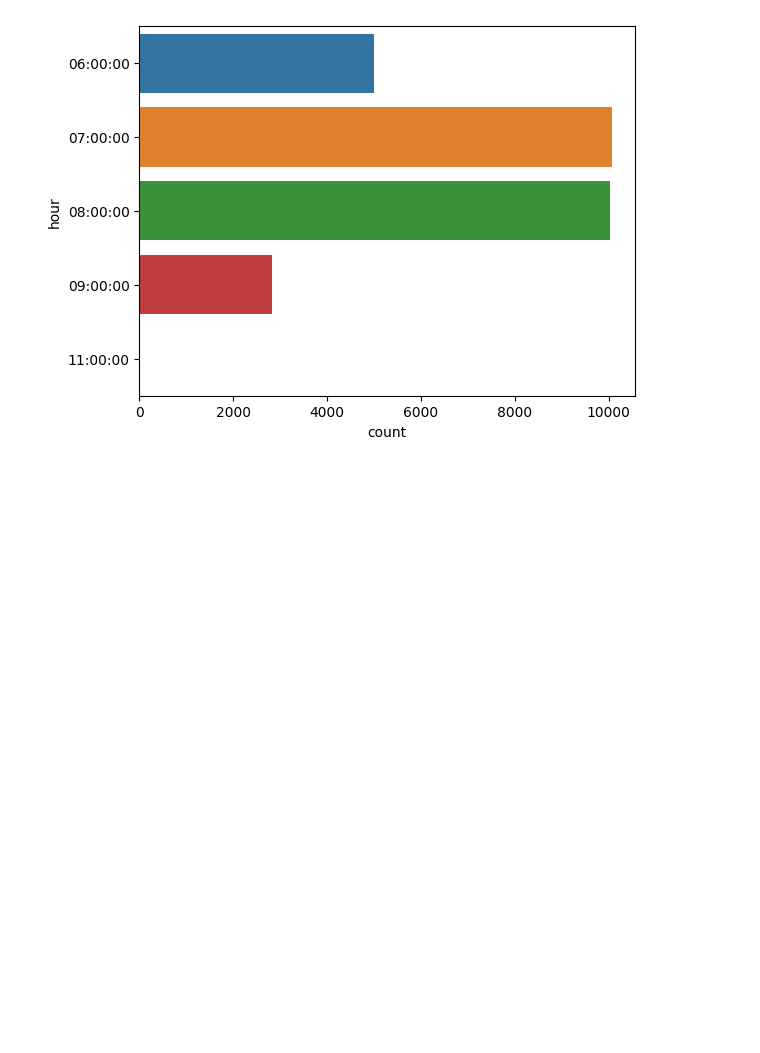
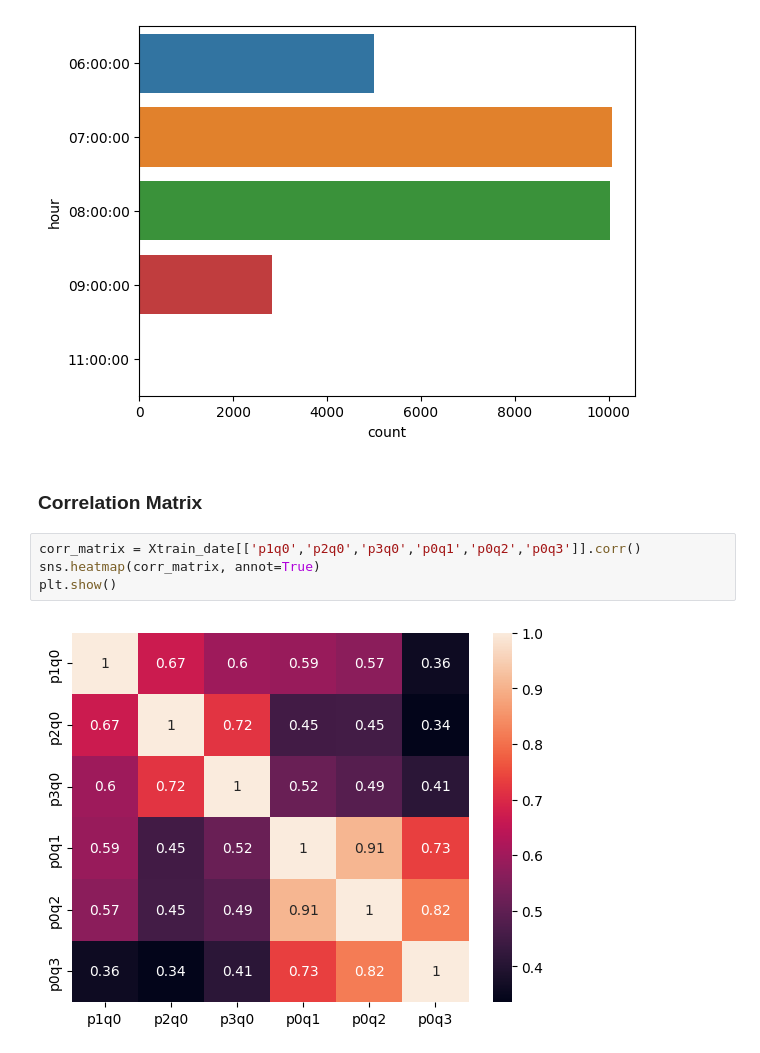
Before and after one commit to BlueMonkeyQ/Train-Forcasting, a Jupyter notebook: marc_eda.ipynb, the cells around one changed output. Drawn from its saved outputs; the diff is of its cells as text; blank space fills up the shorter version.

```diff
--- a/marc_eda.ipynb
+++ b/marc_eda.ipynb
@@ -170,3 +156,11 @@ sns.countplot(y=Xtrain_date['hour'])
 Unique Times: ['06:00:00' '07:00:00' nan '08:00:00' '09:00:00' '11:00:00']
 <AxesSubplot: xlabel='count', ylabel='hour'>
 [figure]
+# %% [markdown]
+### Correlation Matrix
+# %%
+corr_matrix = Xtrain_date[['p1q0','p2q0','p3q0','p0q1','p0q2','p0q3']].corr()
+sns.heatmap(corr_matrix, annot=True)
+plt.show()
+# %% [output]
+[figure, added]
```
Also changed, not shown: parts of 6 cells of this notebook, 1 other file.
